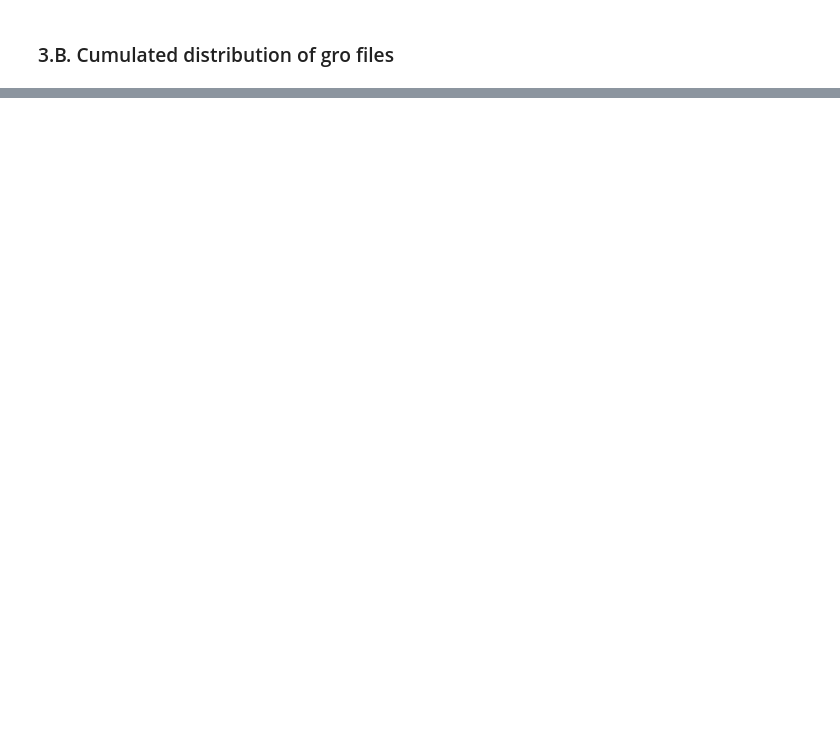
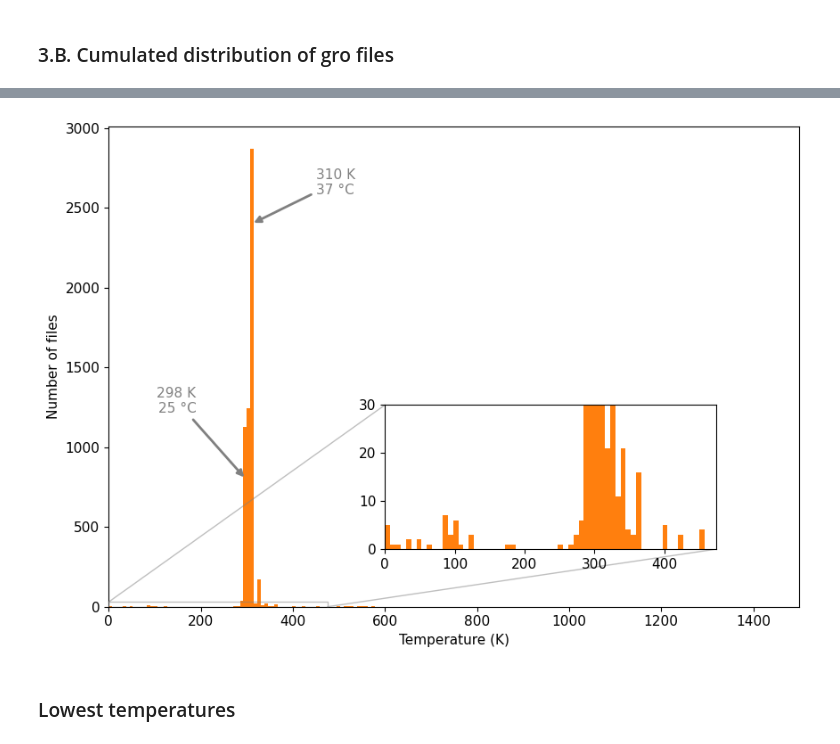
Before and after one commit to MDverse/mdda, a Jupyter notebook: notebooks/paper_figures.ipynb, the cells around one changed output, grey strips where cells are left out. Cells and saved outputs as stored; diff of their text form; code cells hidden in the pictures; blank space fills up the shorter version.

```diff
--- a/notebooks/paper_figures.ipynb
+++ b/notebooks/paper_figures.ipynb
@@ -254,0 +388,10 @@ plt.savefig("fig/number_of_files_per_filetype_no_MD_engine.svg", bbox_inches="ti
+# %%
+mdp_df = pd.read_csv("../data/gromacs_mdp_files_info.tsv", sep="\t")
+mdp_df = pd.merge(
+    mdp_df,
+    df[["dataset_origin", "dataset_id", "dataset_url"]].drop_duplicates(),
+    on=["dataset_origin", "dataset_id"],
+    how="left"
+)
+print(f"Dataset has {mdp_df.shape[0]} gro files")
+mdp_df.head()
@@ -254,0 +406,39 @@ plt.savefig("fig/number_of_files_per_filetype_no_MD_engine.svg", bbox_inches="ti
+# %%
+def plot_temperature_histogram(df):
+    """Create plot for temperature distribution"""
+    bins=200
+    fig, ax = plt.subplots(figsize=(10,7))
+    ax.hist(df["temperature"],
+             bins=bins,
+             color="tab:orange")
+    ax.set_xlabel("Temperature (K)")
+    ax.set_ylabel("Number of files")
+    ax.set_xlim(0, max(df["temperature"]))
+    ax.annotate("310 K\n37 °C", xy=(310, 2400), xytext=(450, 2750), color="gray",
+                 arrowprops={"arrowstyle":"-|>", "lw":2, "color":"gray", "connectionstyle":"arc3"},
+                 horizontalalignment="left", verticalalignment="top")
+    ax.annotate("298 K\n25 °C", xy=(298, 800), xytext=(190, 1200), color="gray",
+                 arrowprops={"arrowstyle":"-|>", "lw":2, "color":"gray"},
+                 horizontalalignment="right", verticalalignment="bottom")
+
+    plt.savefig("gromacs_mdp_temp_histogram.png", dpi=300, bbox_inches="tight")
+    plt.savefig("gromacs_mdp_temp_histogram.svg", bbox_inches="tight")
+
+    axin = ax.inset_axes([0.40, 0.12, 0.48, 0.3])
+    axin.hist(df["temperature"],
+             bins=bins,
+             color="tab:orange")
+    axin.set_xlim(0, 475)
+    axin.set_xticks(range(0, 450, 100))
+    axin.set_ylim(0, 30)
+
+    ax.indicate_inset_zoom(axin)
+
+    fig.savefig("fig/temperature_histogram.png", dpi=300, bbox_inches="tight")
+    fig.savefig("fig/temperature_histogram.svg", bbox_inches="tight")
+
+plot_temperature_histogram(mdp_df)
+# %% [output]
+[figure, added]
+# %% [markdown]
+### Lowest temperatures
```
Also changed, not shown: parts of 33 cells of this notebook, 1 other file.
